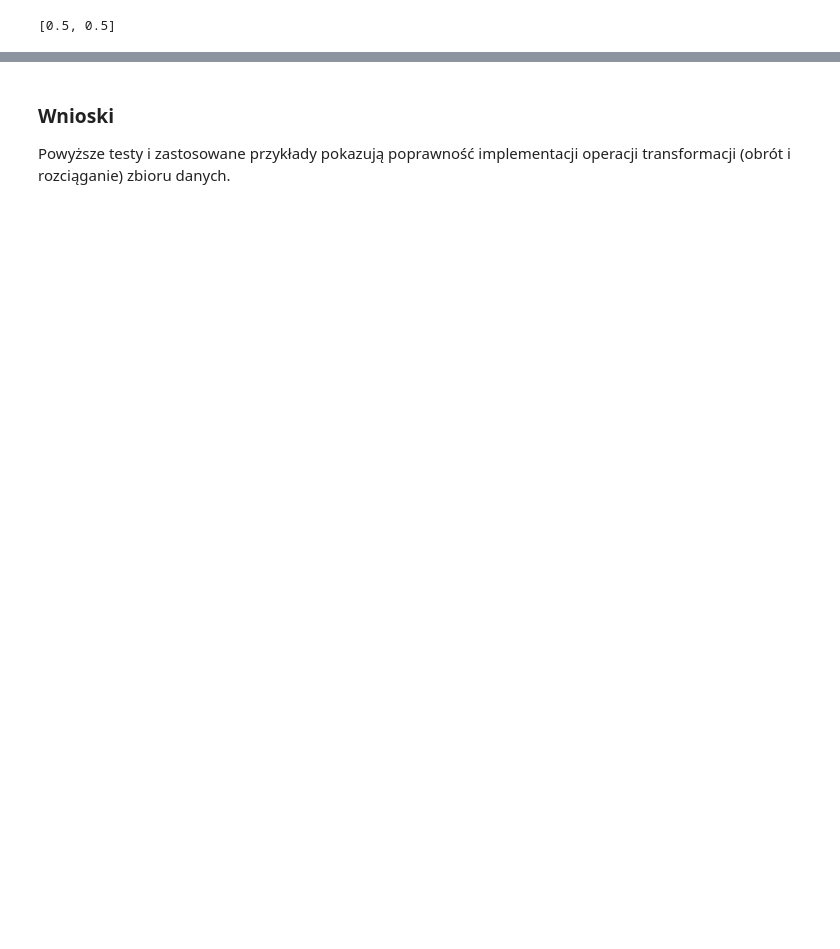
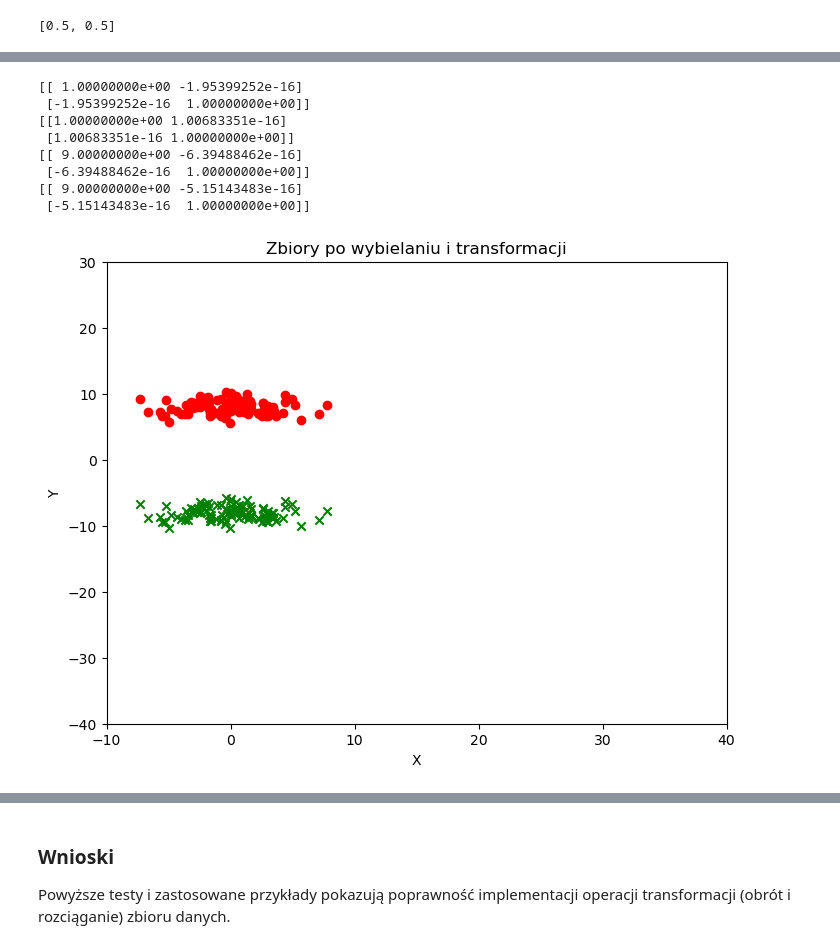
Before and after one commit to Funiek/eksploracja-danych, a Jupyter notebook: cw6/ed_cw6_krzysztof_funkowski.ipynb, the cells around one changed output, grey strips where cells are left out. Saved outputs shown, nothing was run; the diff lists cells and outputs as text; code cells hidden in the pictures; blank space fills up the shorter version.

```diff
--- a/cw6/ed_cw6_krzysztof_funkowski.ipynb
+++ b/cw6/ed_cw6_krzysztof_funkowski.ipynb
@@ -382,0 +393,24 @@ heatmap_data.shape
+# %%
+dataset1 = np.array(generate_dataset_norm(100))
+dataset2 = np.array(generate_dataset_norm(100))
+w1 = whitening(dataset1)
+w2 = whitening(dataset2)
+
+print(cov_for_dataset(w1))
+print(cov_for_dataset(w2))
+
+t1 = perform_transformation(w1, 0, 3, 1) + [0, 8]
+t2 = perform_transformation(w1, 0, 3, 1) + [0, -8]
+
+print(cov_for_dataset(t1))
+print(cov_for_dataset(t2))
+# %% [output]
+[[ 1.00000000e+00 -1.95399252e-16]
+ [-1.95399252e-16  1.00000000e+00]]
+[[1.00000000e+00 1.00683351e-16]
+ [1.00683351e-16 1.00000000e+00]]
+[[ 9.00000000e+00 -6.39488462e-16]
+ [-6.39488462e-16  1.00000000e+00]]
+[[ 9.00000000e+00 -5.15143483e-16]
+ [-5.15143483e-16  1.00000000e+00]]
+[figure, added]
```
Also changed, not shown: parts of 24 cells of this notebook.
